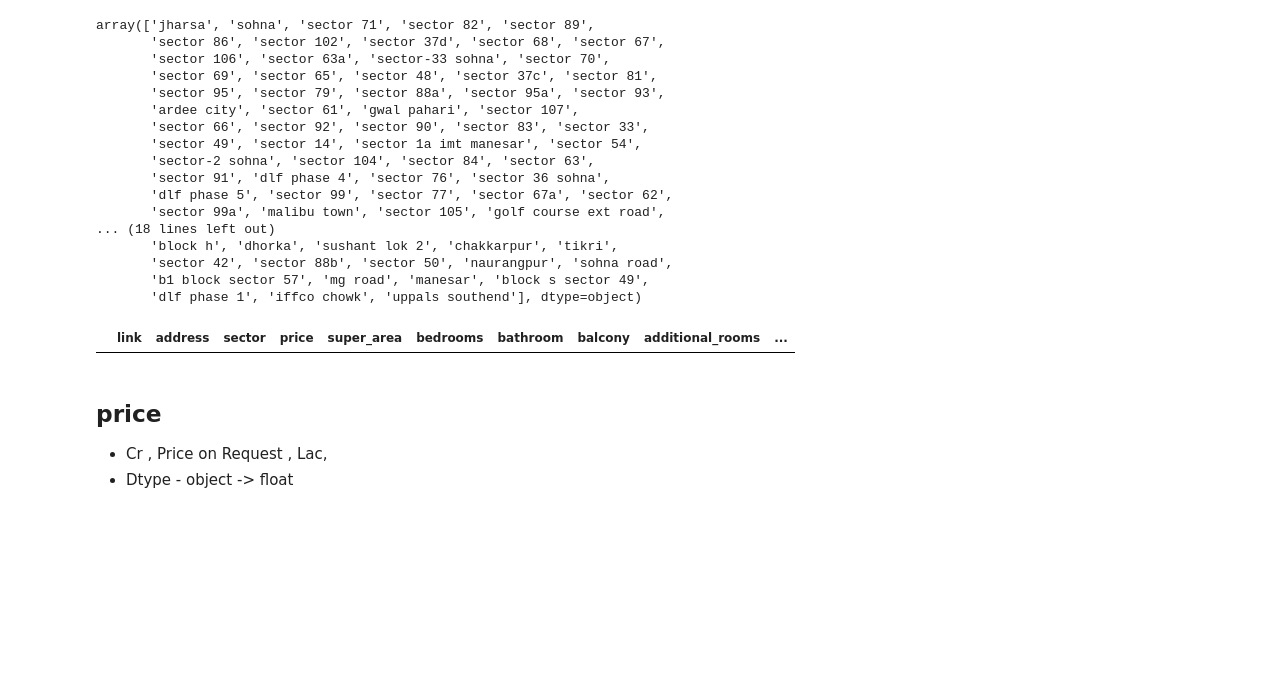
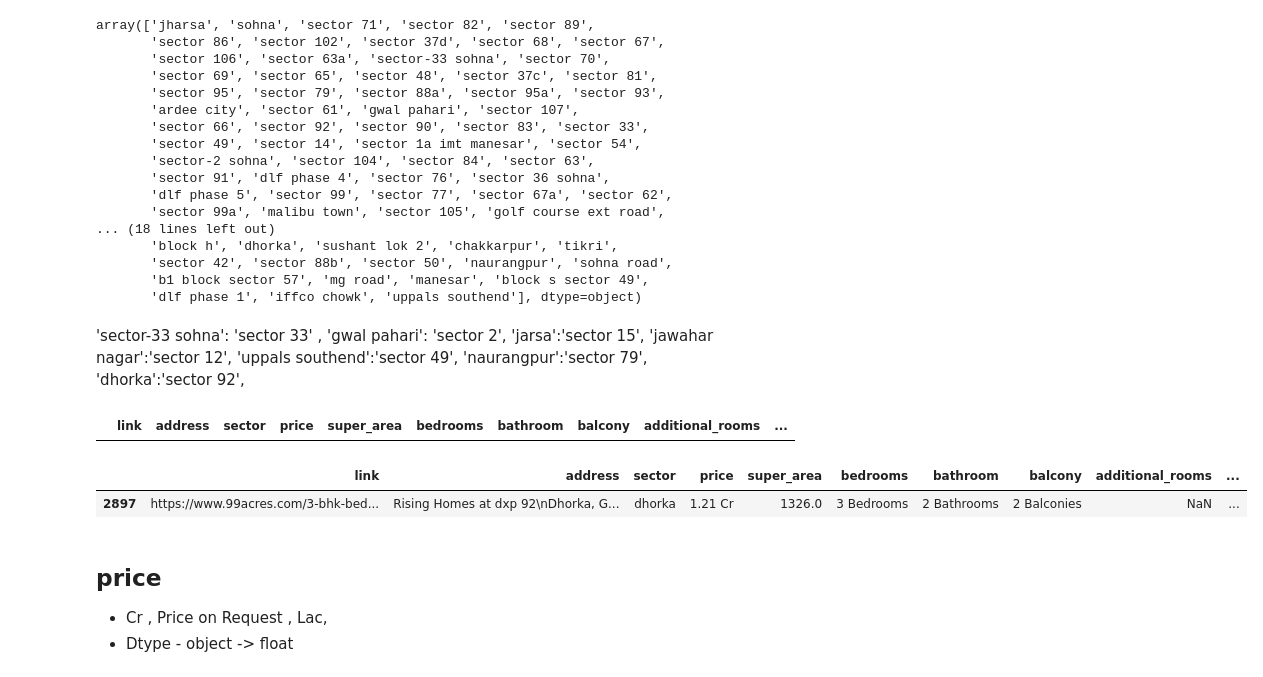
Before and after one commit to vashisthrahul13/DwellWell-AI, a Jupyter notebook: 3_dataset_cleaning_v1.ipynb, the cells around one changed output. Drawn from its saved outputs; the diff is of its cells as text; code cells hidden in the pictures; blank space fills up the shorter version.

```diff
--- a/dataset_creation_cleaning/dataset_cleaning_v1.ipynb
+++ b/3_dataset_cleaning_v1.ipynb
@@ -135,12 +120,25 @@ array(['jharsa', 'sohna', 'sector 71', 'sector 82', 'sector 89',
        'sector 42', 'sector 88b', 'sector 50', 'naurangpur', 'sohna road',
        'b1 block sector 57', 'mg road', 'manesar', 'block s sector 49',
        'dlf phase 1', 'iffco chowk', 'uppals southend'], dtype=object)
+# %% [markdown]
+'sector-33 sohna': 'sector 33' ,
+'gwal pahari': 'sector 2',
+'jarsa':'sector 15',
+'jawahar nagar':'sector 12',
+'uppals southend':'sector 49',
+'naurangpur':'sector 79',
+'dhorka':'sector 92',
 # %%
 df.insert(2,column= 'sector', value= sector)
 # %%
 df[df['sector'].isna()]
 # %% [output]
 |  | link | address | sector | price | super_area | bedrooms | bathroom | balcony | additional_rooms | ... |
+# %%
+df[df['sector']== 'dhorka'].sort_values('address')
+# %% [output]
+|  | link | address | sector | price | super_area | bedrooms | bathroom | balcony | additional_rooms | ... |
+| 2897 | https://www.99acres.com/3-bhk-bed... | Rising Homes at dxp 92\nDhorka, G... | dhorka | 1.21 Cr | 1326.0 | 3 Bedrooms | 2 Bathrooms | 2 Balconies | NaN | ... |
 # %%
 df.insert(2,'apartment_name',df['address'].str.split('\n').str[0].str.lower())
 # %% [markdown]
```
Also changed, not shown: parts of 13 cells of this notebook, 18 other files.
